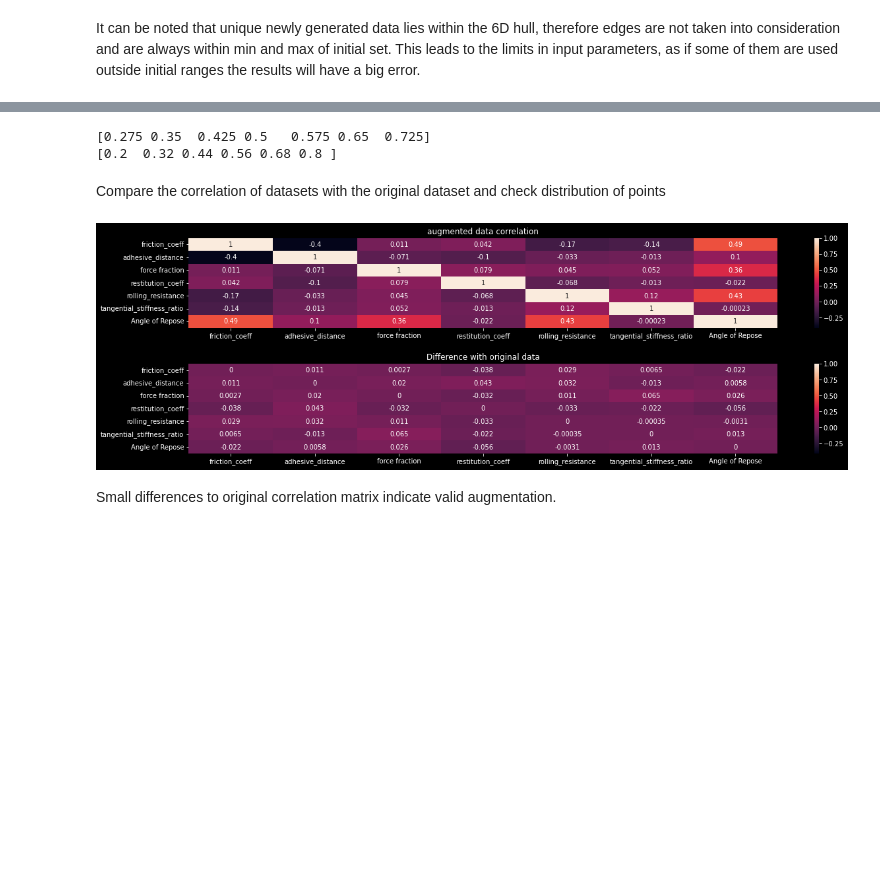
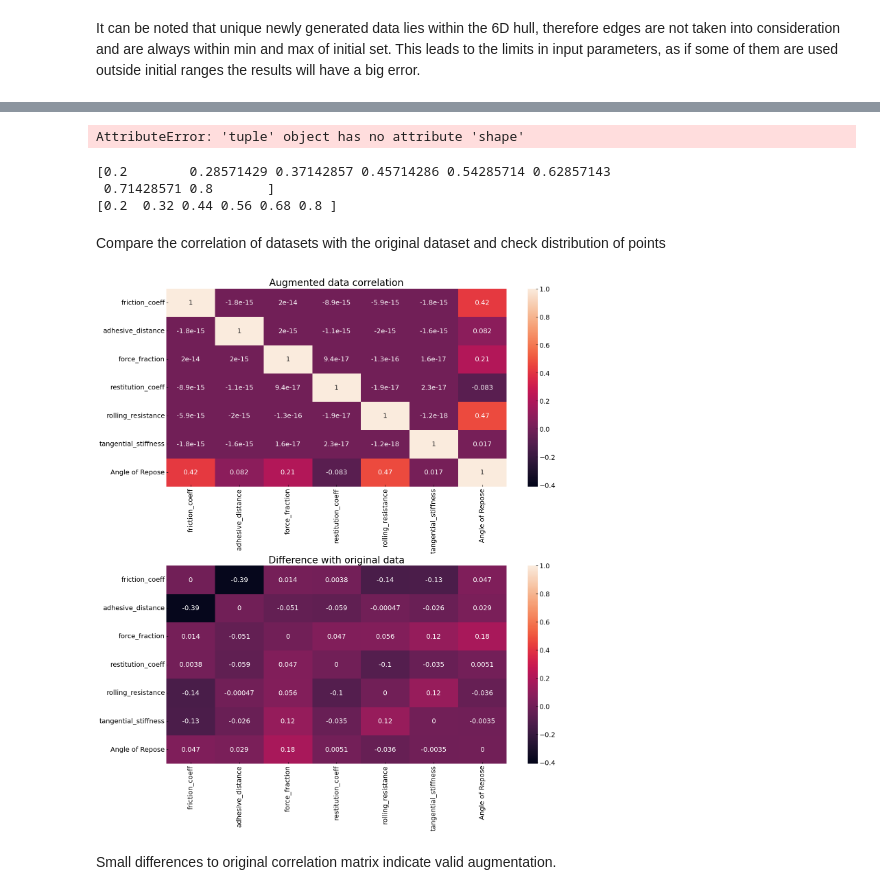
Before and after one commit to adamkolusz/angle-of-repose-ML, a Jupyter notebook: AoR_predictor.ipynb, the cells around one changed output, grey strips where cells are left out. Cells and saved outputs as stored; diff of their text form; code cells hidden in the pictures; blank space fills up the shorter version.

```diff
--- a/AoR_predictor.ipynb
+++ b/AoR_predictor.ipynb
@@ -99,0 +100,8 @@ plt.show()
+# %%
+plt.figure(figsize=(12,6))
+plt.style.use('bmh')
+sns.violinplot(x='adhesive_distance',
+               y='Angle of Repose',
+               data=df
+               ).set_title('Distribution of adhesive distance parameter in dataset')
+plt.show()
@@ -99,0 +110,8 @@ plt.show()
+# %%
+plt.figure(figsize=(12,6))
+plt.style.use('bmh')
+sns.violinplot(x='restitution_coeff',
+               y='Angle of Repose',
+               data=df
+               ).set_title('Distribution of adhesive distance parameter in dataset')
+plt.show()
@@ -184,13 +206,15 @@ display(Image(filename=path_morris_aor),Image(filename=path_morris_time))
 # %%
 points = X.to_numpy()
 values = y.to_numpy()
-step_size = 9j
-xy = np.mgrid[points[:,0].min():points[:,0].max():step_size,
-            points[:,1].min():points[:,1].max():step_size,
-            points[:,2].min():points[:,2].max():step_size,
-            points[:,3].min():points[:,3].max():step_size,
-            points[:,4].min():points[:,4].max():step_size,
-            points[:,5].min():points[:,5].max():step_size].reshape(6,-1).T
+step_size = 8j
+resizer = 1
+resizer2 = 1
+xy = np.mgrid[points[:,0].min()*resizer:points[:,0].max()*resizer2:step_size,
+            points[:,1].min()*resizer:points[:,1].max()*resizer2:step_size,
+            points[:,2].min()*resizer:points[:,2].max()*resizer2:step_size,
+            points[:,3].min()*resizer:points[:,3].max()*resizer2:step_size,
+            points[:,4].min()*resizer:points[:,4].max()*resizer2:step_size,
+            points[:,5].min()*resizer:points[:,5].max()*resizer2:step_size].reshape(6,-1).T
 
 print(np.shape(xy))
 print(xy)
@@ -208,12 +238,12 @@ from scipy.interpolate import LinearNDInterpolator
 from scipy.interpolate import griddata
 import matplotlib.pyplot as plt
 
-Z_dot = griddata(points, values, xy, 'linear', True)
+Z_dot = griddata(points, values, xy, 'nearest', 100, False)
 Z_dot = Z_dot.reshape(1,-1).T
 print(np.shape(xy), np.shape(Z_dot))
 b = np.hstack((xy, Z_dot))
-mask =  Z_dot > 1
-valid_ind = np.where(b[:,6] > 1)
+mask =  Z_dot > 100
+valid_ind = np.where(b[:,6] < 99)
 new_data = b[valid_ind]
 aug_df = pd.DataFrame(new_data, columns=df.columns)
 aug_df.head()
@@ -231,6 +293,11 @@ This leads to the limits in input parameters, as if some of them are used outsid
+# %%
+print(valid_ind.shape)
+# %% [output]
+AttributeError: 'tuple' object has no attribute 'shape'
 # %%
 print(np.sort(aug_df['rolling_resistance'].unique()))
 print(np.sort(df['rolling_resistance'].unique()))
 # %% [output]
-[0.275 0.35  0.425 0.5   0.575 0.65  0.725]
+[0.2        0.28571429 0.37142857 0.45714286 0.54285714 0.62857143
+ 0.71428571 0.8       ]
 [0.2  0.32 0.44 0.56 0.68 0.8 ]
@@ -239,14 +316,15 @@ Compare the correlation of datasets with the original dataset and check distribu
 # %%
 from matplotlib.colors import BoundaryNorm, ListedColormap
 grid_kws = {"height_ratios": (1, 1), "hspace": .4}
-fig, (g1, g2) = plt.subplots(2, 1, figsize=(20, 6),gridspec_kw=grid_kws)
+fig, (g1, g2) = plt.subplots(2, 1, figsize=(16, 18), gridspec_kw=grid_kws)
+# plt.rcParams['font.size'] = '14'
 
-g1 = sns.heatmap(aug_df.corr(),ax=g1,annot=True,vmin=-0.41,vmax=1).set_title('augmented data correlation')
+g1 = sns.heatmap(aug_df.corr(),ax=g1,annot=True,vmin=-0.41,vmax=1).set_title('Augmented data correlation')
 g2 = sns.heatmap(df.corr()-aug_df.corr(),ax=g2,annot=True,vmin=-0.41,vmax=1).set_title('Difference with original data')
 
 plt.show()
 # %% [output]
-[figure, old version]
+[figure, new version]
 # %% [markdown]
 Small differences to original correlation matrix indicate valid augmentation.
 # %%
```
Also changed, not shown: parts of 50 cells of this notebook, 1 other file.
